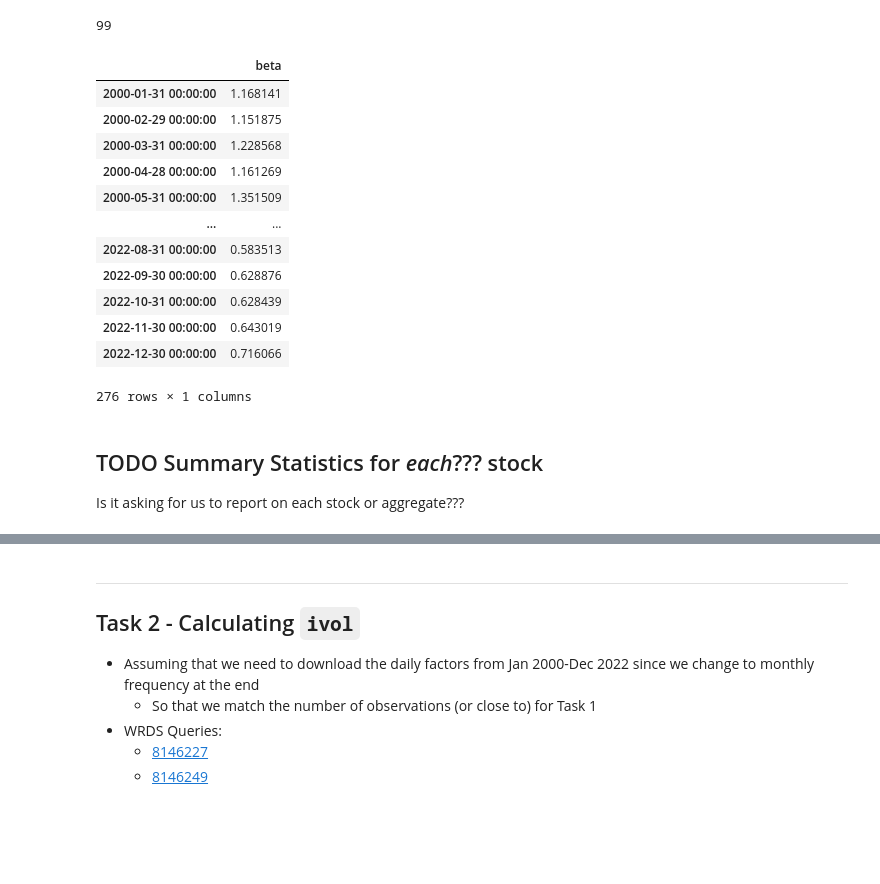
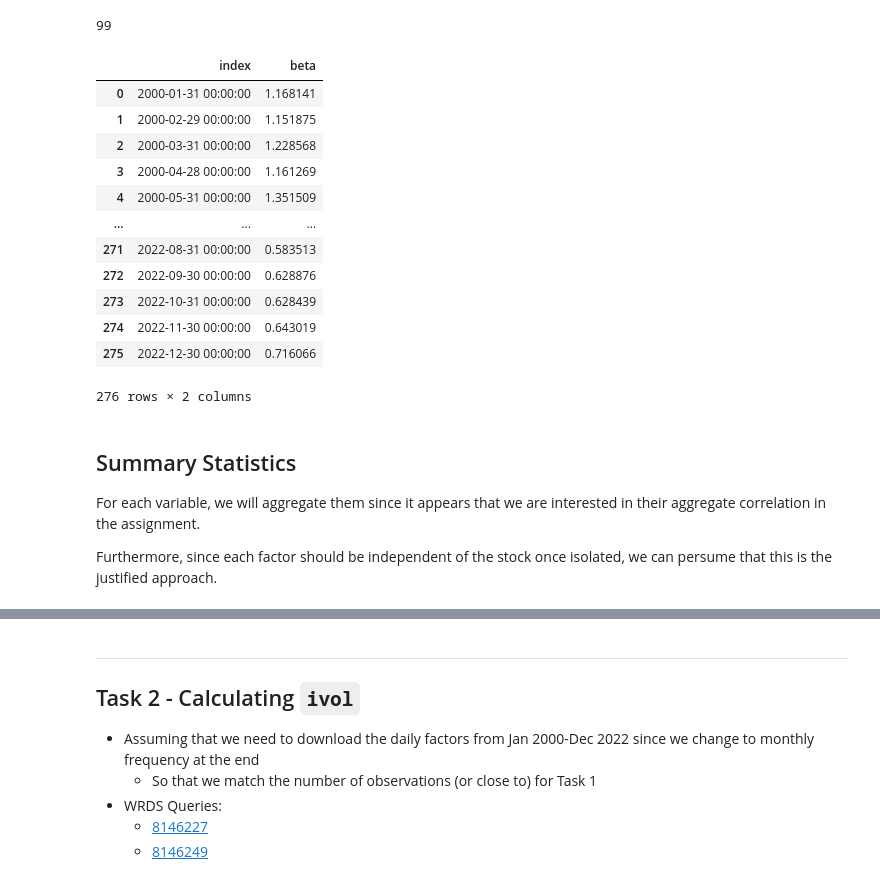
Before and after one commit to uWaterloo-CFM/CFM-301, a Jupyter notebook: Assignment 3/Assignment 3.ipynb, the cells around one changed output, grey strips where cells are left out. Cells and saved outputs as stored; diff of their text form; code cells hidden in the pictures; blank space fills up the shorter version.

```diff
--- a/Assignment 3/Assignment 3.ipynb
+++ b/Assignment 3/Assignment 3.ipynb
@@ -89,22 +89,24 @@ for permno in permnos:
 for permno in permno_beta_dict:
     permno_beta_dict[permno] = pd.DataFrame.from_dict(permno_beta_dict[permno], orient="index", columns = ["beta"])
 # %%
-permno_beta_dict[87055]
+permno_beta_dict[87055].reset_index()
 # %% [output]
-|  | beta |
-| 2000-01-31 00:00:00 | 1.168141 |
-| 2000-02-29 00:00:00 | 1.151875 |
-| 2000-03-31 00:00:00 | 1.228568 |
-| 2000-04-28 00:00:00 | 1.161269 |
-| 2000-05-31 00:00:00 | 1.351509 |
-| ... | ... |
-| 2022-08-31 00:00:00 | 0.583513 |
-| 2022-09-30 00:00:00 | 0.628876 |
-| 2022-10-31 00:00:00 | 0.628439 |
-| 2022-11-30 00:00:00 | 0.643019 |
-| 2022-12-30 00:00:00 | 0.716066 |
+|  | index | beta |
+| 0 | 2000-01-31 00:00:00 | 1.168141 |
+| 1 | 2000-02-29 00:00:00 | 1.151875 |
+| 2 | 2000-03-31 00:00:00 | 1.228568 |
+| 3 | 2000-04-28 00:00:00 | 1.161269 |
+| 4 | 2000-05-31 00:00:00 | 1.351509 |
+| ... | ... | ... |
+| 271 | 2022-08-31 00:00:00 | 0.583513 |
+| 272 | 2022-09-30 00:00:00 | 0.628876 |
+| 273 | 2022-10-31 00:00:00 | 0.628439 |
+| 274 | 2022-11-30 00:00:00 | 0.643019 |
+| 275 | 2022-12-30 00:00:00 | 0.716066 |
-276 rows × 1 columns
+276 rows × 2 columns
 # %% [markdown]
-## TODO Summary Statistics for *each*??? stock
+## Summary Statistics
 
-Is it asking for us to report on each stock or aggregate???
+For each variable, we will aggregate them since it appears that we are interested in their aggregate correlation in the assignment.
+
+Furthermore, since each factor should be independent of the stock once isolated, we can persume that this is the justified approach.
```
Also changed, not shown: parts of 18 cells of this notebook.
